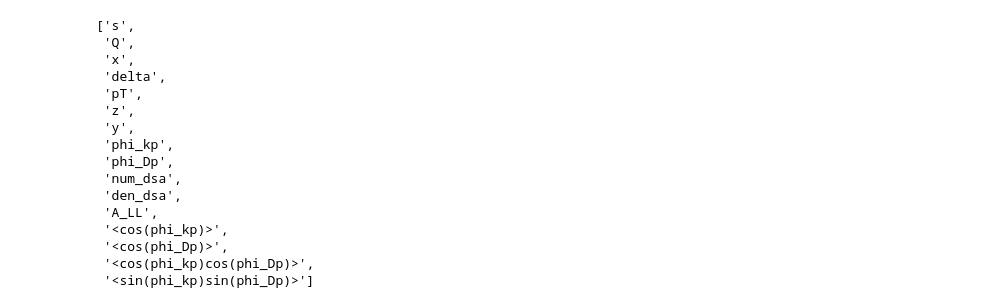
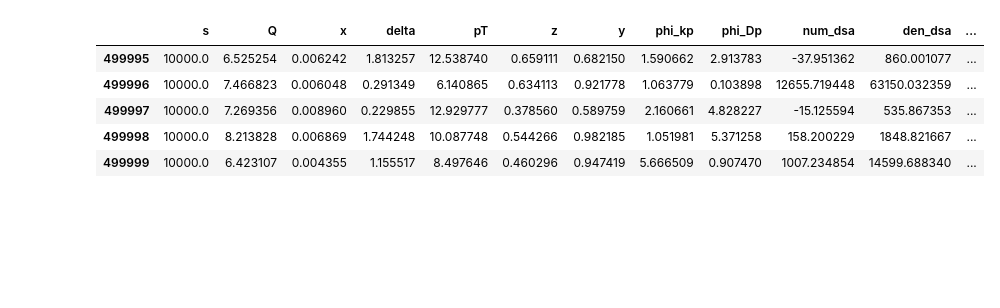
Before and after one commit to brandonmanley/dijet_DSA, a Jupyter notebook: bmanley/dsa_mc_analysis.ipynb, the cells around one changed output. Cells and saved outputs as stored; diff of their text form; code cells hidden in the pictures; blank space fills up the shorter version.

```diff
--- a/bmanley/dsa_mc_analysis.ipynb
+++ b/bmanley/dsa_mc_analysis.ipynb
@@ -21,24 +21,14 @@ mc_df['<cos(phi_Dp)>'] = np.cos(mc_df['phi_Dp'])*mc_df['A_LL']
 mc_df['<cos(phi_kp)cos(phi_Dp)>'] = np.cos(mc_df['phi_kp'])*np.cos(mc_df['phi_Dp'])*mc_df['A_LL']
 mc_df['<sin(phi_kp)sin(phi_Dp)>'] = np.sin(mc_df['phi_kp'])*np.sin(mc_df['phi_Dp'])*mc_df['A_LL']
 # %%
-list(mc_df.columns)
+mc_df.tail()
 # %% [output]
-['s',
- 'Q',
- 'x',
- 'delta',
- 'pT',
- 'z',
- 'y',
- 'phi_kp',
- 'phi_Dp',
- 'num_dsa',
- 'den_dsa',
- 'A_LL',
- '<cos(phi_kp)>',
- '<cos(phi_Dp)>',
- '<cos(phi_kp)cos(phi_Dp)>',
- '<sin(phi_kp)sin(phi_Dp)>']
+|  | s | Q | x | delta | pT | z | y | phi_kp | phi_Dp | num_dsa | den_dsa | ... |
+| 499995 | 10000.0 | 6.525254 | 0.006242 | 1.813257 | 12.538740 | 0.659111 | 0.682150 | 1.590662 | 2.913783 | -37.951362 | 860.001077 | ... |
+| 499996 | 10000.0 | 7.466823 | 0.006048 | 0.291349 | 6.140865 | 0.634113 | 0.921778 | 1.063779 | 0.103898 | 12655.719448 | 63150.032359 | ... |
+| 499997 | 10000.0 | 7.269356 | 0.008960 | 0.229855 | 12.929777 | 0.378560 | 0.589759 | 2.160661 | 4.828227 | -15.125594 | 535.867353 | ... |
+| 499998 | 10000.0 | 8.213828 | 0.006869 | 1.744248 | 10.087748 | 0.544266 | 0.982185 | 1.051981 | 5.371258 | 158.200229 | 1848.821667 | ... |
+| 499999 | 10000.0 | 6.423107 | 0.004355 | 1.155517 | 8.497646 | 0.460296 | 0.947419 | 5.666509 | 0.907470 | 1007.234854 | 14599.688340 | ... |
 # %%
 # function to plot histograms
 
```
Also changed, not shown: parts of 3 cells of this notebook, 5 other files.
